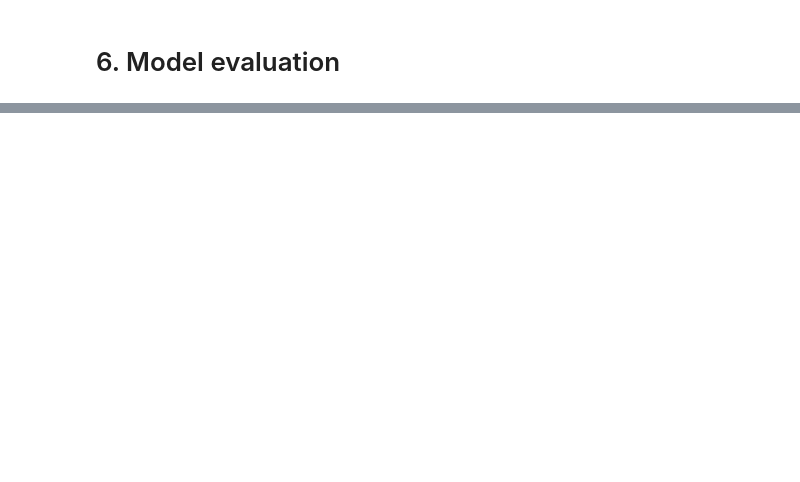
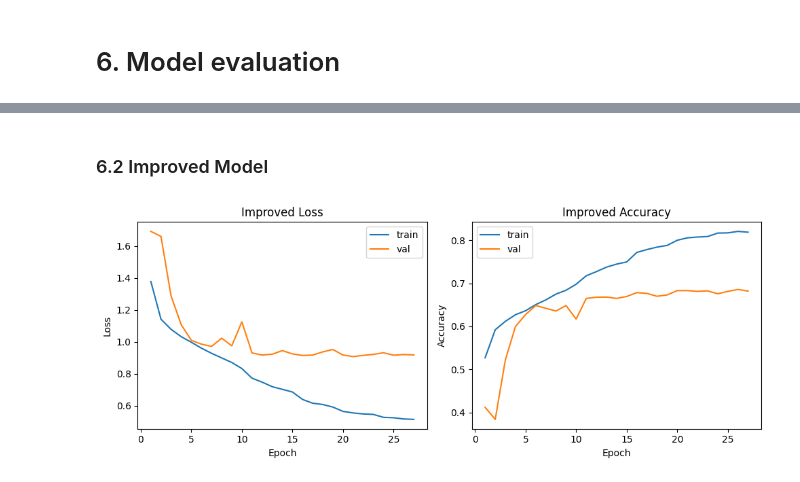
Before and after one commit to nachodll/skin-lesion-classification, a Jupyter notebook: skin-lesion-classification.ipynb, the cells around one changed output, grey strips where cells are left out. Saved outputs shown, nothing was run; the diff lists cells and outputs as text; code cells hidden in the pictures; blank space fills up the shorter version.

```diff
--- a/skin-lesion-classification.ipynb
+++ b/skin-lesion-classification.ipynb
@@ -129,0 +530,3 @@ Class names: {'AK': 0, 'BCC': 1, 'BKL': 2, 'DF': 3, 'MEL': 4, 'NV': 5, 'SCC': 6,
+# %%
+improved = build_improved_model(lr=3e-4, base_filters=32, blocks=3, dense_units=256, dropout_rate=0.4, use_bn=True, activation='relu')
+hist_improved = train_model(improved, train_data, val_data, epochs=30, early_stopping=True)
@@ -131,0 +646,6 @@ Class names: {'AK': 0, 'BCC': 1, 'BKL': 2, 'DF': 3, 'MEL': 4, 'NV': 5, 'SCC': 6,
+# %% [markdown]
+### 6.2 Improved Model
+# %%
+plot_history(hist_improved, title_prefix='Improved')
+# %% [output]
+[figure, added]
```
Also changed, not shown: parts of 34 cells of this notebook.
